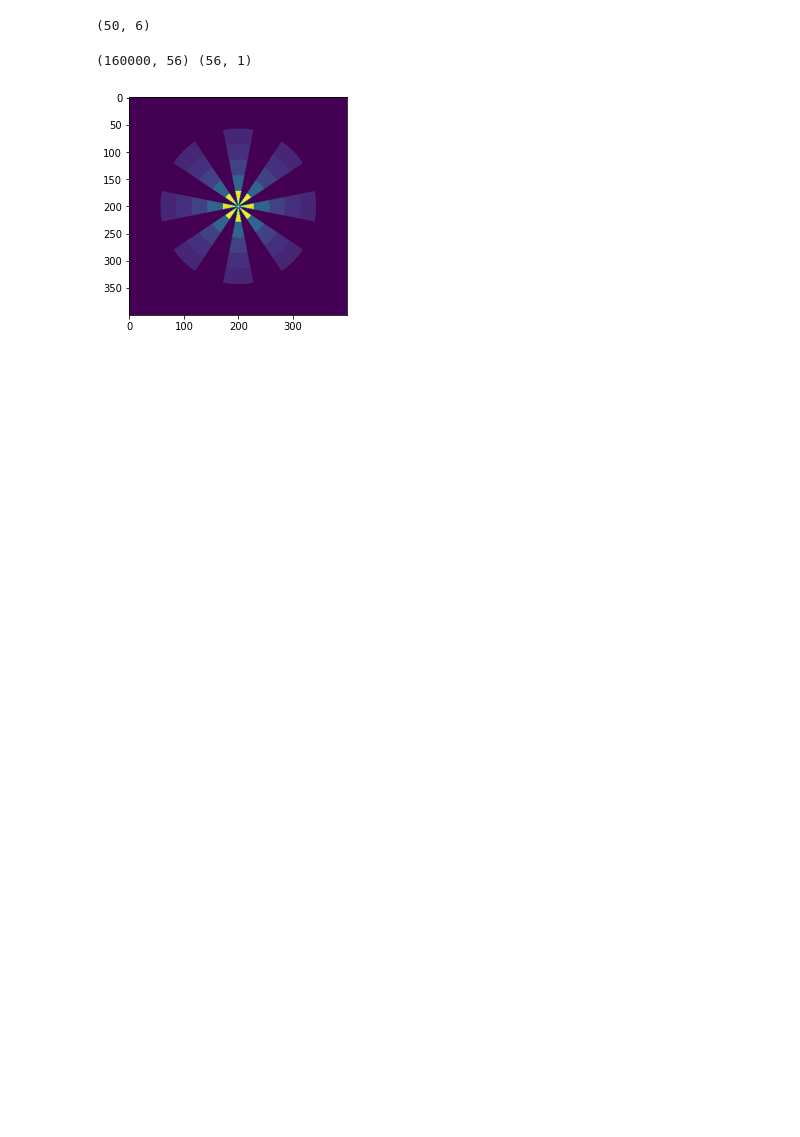
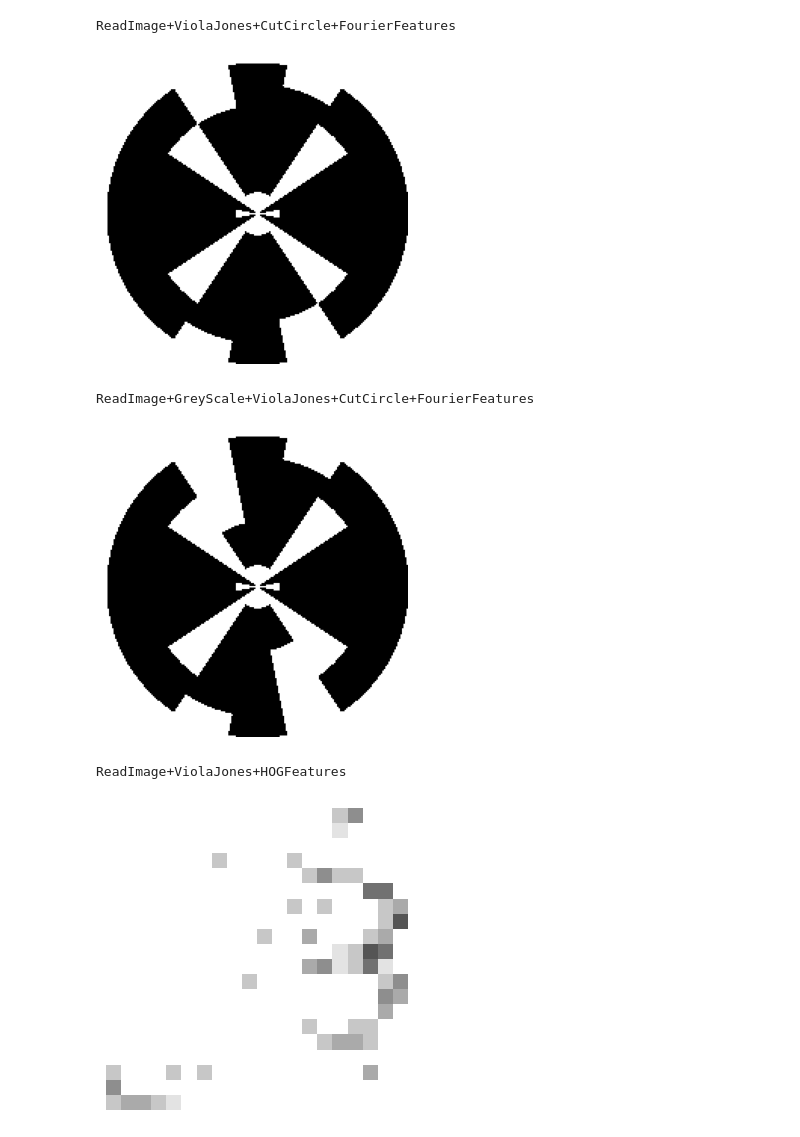
Before and after one commit to UtrechtUniversity/protosc, a Jupyter notebook: examples/pipe_test.ipynb, the cells around one changed output. Saved outputs shown, nothing was run; the diff lists cells and outputs as text; code cells hidden in the pictures; blank space fills up the shorter version.

Commit message:
Add first possibilities for visualization

```diff
--- a/examples/pipe_test.ipynb
+++ b/examples/pipe_test.ipynb
@@ -14,4 +18,4 @@ stim_data_dir = Path("..", "data", "Nimstim faces")
 # %%
 # Create overview of all images with their corresponding sex, emotion and mouth positioning
 overview = create_csv(stim_data_dir)
-overview = overview.iloc[:50]
+# overview = overview.iloc[:50]
@@ -25,5 +23,5 @@ grayscale = True
 # Define pipeline
 pipe1 = ReadImage()*ViolaJones(20)*CutCircle()*FourierFeatures()
 pipe2 = ReadImage()*GreyScale()*ViolaJones(20)*CutCircle()*FourierFeatures()
-
-pipe_complex = pipe1 + pipe2
+pipe3 = ReadImage()*ViolaJones()*HOGFeatures()
+pipe_complex = pipe1 + pipe2 + pipe3
@@ -55,6 +37,3 @@ y = select_y(overview, mouth="open")
 feature_res = pipe_complex.execute(files)
 # %%
 X = FeatureMatrix.from_pipe_data(feature_res)
-X[:, 1:3].shape
-# %% [output]
-(50, 6)
@@ -73,5 +40,12 @@ def plot_fourier(shape, i_feature):
-# %%
-plot_fourier((400,400), 2*np.arange(20))
-# %% [output]
-(160000, 56) (56, 1)
-[figure, removed]
+# %%
+np.random.seed(1928794)
+filter_res = select_with_filter(X, y, fold_seed=1928742)
+# %%
+X.plot(filter_res)
+# %% [output]
+ReadImage+ViolaJones+CutCircle+FourierFeatures
+[figure, added]
+ReadImage+GreyScale+ViolaJones+CutCircle+FourierFeatures
+[figure, added]
+ReadImage+ViolaJones+HOGFeatures
+[figure, added]
```
Also changed, not shown: parts of 5 cells of this notebook, 13 other files.
